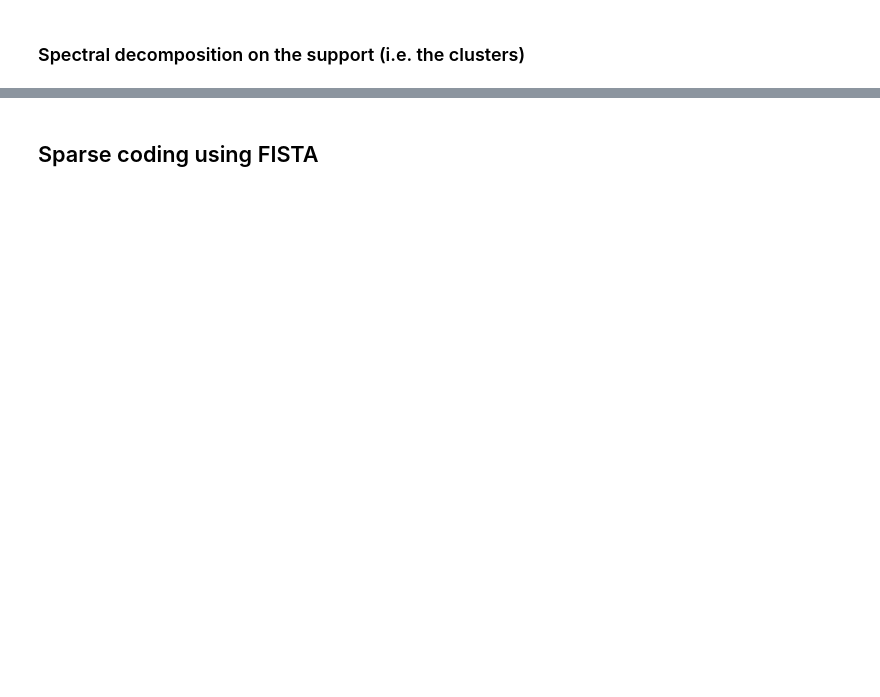
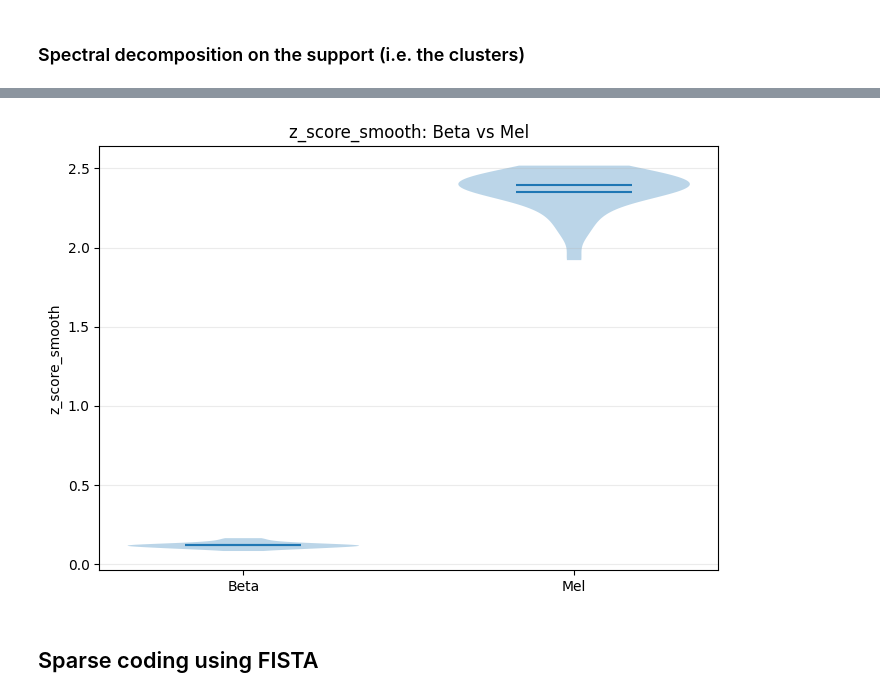
Before and after one commit to zbalkhy/EEC289, a Jupyter notebook: final_project/SMT.ipynb, the cells around one changed output, grey strips where cells are left out. Cells and saved outputs as stored; diff of their text form; code cells hidden in the pictures; blank space fills up the shorter version.

Commit message:
updated smt and looking at smoothness in representation space

```diff
--- a/final_project/SMT.ipynb
+++ b/final_project/SMT.ipynb
@@ -103,0 +120,4 @@ P = eigvecs[:, 1:d+1].T
+# %%
+# z-score beta
+norm_beta, _, _ = preprocess_patches(beta.T) # this switches beta to be NxD like norm_patches
+norm_beta = norm_beta
@@ -103,0 +154,9 @@ P = eigvecs[:, 1:d+1].T
+# %%
+# isolate single utterance
+utterance = utterance_bounds[3]
+sample_utterance_mel = norm_patches[utterance[0]:utterance[1],:]
+sample_utterance_beta = norm_beta[utterance[0]:utterance[1],:]
+
+# calc smoothness on sensed manifold and plot
+obs_grad_median_beta, obs_grad_2_median_beta, z_score_smooth_beta, z_score_linear_beta = compare_smoothness_to_null(sample_utterance_beta)
+obs_grad_median_mel, obs_grad_2_median_mel, z_score_smooth_mel, z_score_linear_mel = compare_smoothness_to_null(sample_utterance_mel)
@@ -104,3 +188,30 @@ P = eigvecs[:, 1:d+1].T
+# %%
+import numpy as np
+import matplotlib.pyplot as plt
+
+beta_z = np.asarray(beta_stats["obs_grad_2_median"])
+mel_z  = np.asarray(mel_stats["obs_grad_2_median"])
+
+fig, ax = plt.subplots(figsize=(7, 5))
+parts = ax.violinplot(
+    [beta_z, mel_z],
+    positions=[1, 2],
+    widths=0.7,
+    showmeans=True,
+    showmedians=True,
+    showextrema=False,
+)
+
+ax.set_xticks([1, 2])
+ax.set_xticklabels(["Beta", "Mel"])
+ax.set_ylabel("z_score_smooth")
+ax.set_title("z_score_smooth: Beta vs Mel")
+ax.grid(axis="y", alpha=0.25)
+
+plt.tight_layout()
+plt.show()
+# %% [output]
+[figure, added]
 # %% [markdown]
 ## Sparse coding using FISTA
 # %%
```
Also changed, not shown: parts of 9 cells of this notebook, 1 other file.
